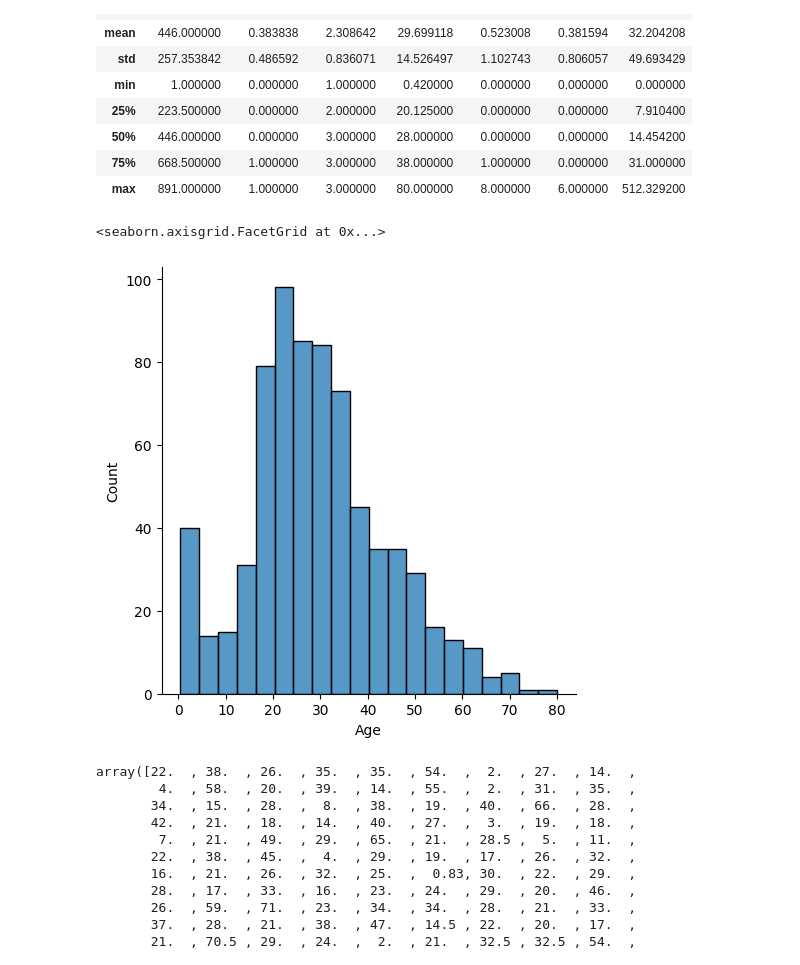
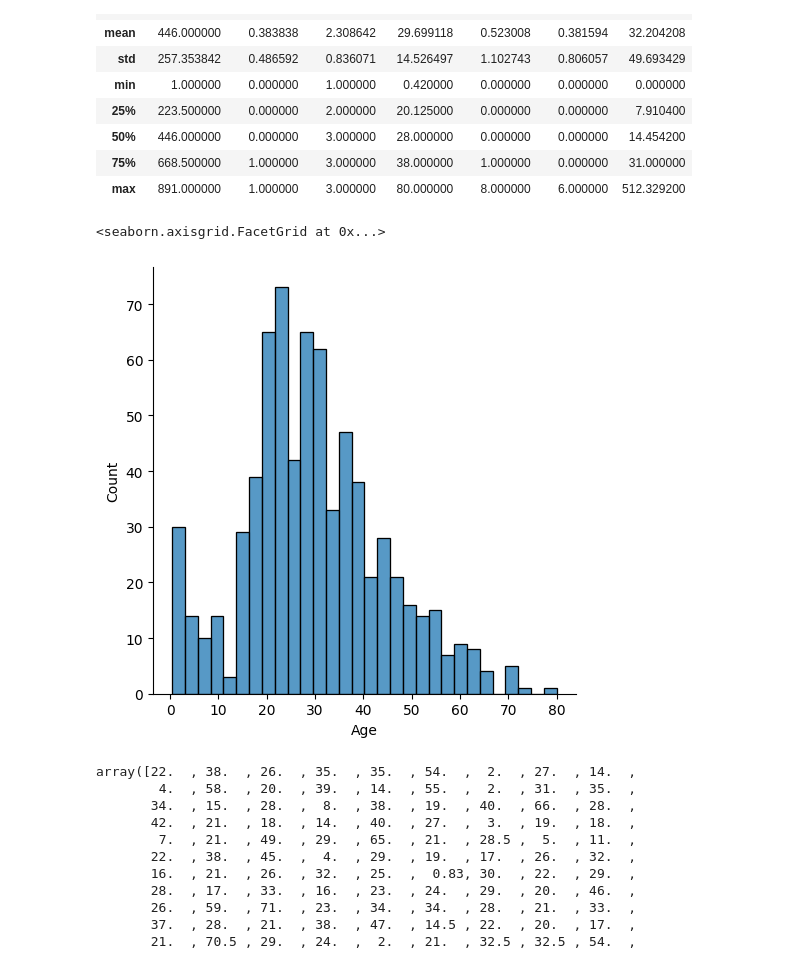
Before and after one commit to Leywa-git/Start_UP_IT_PDS2, a Jupyter notebook: Lesson_44/dz_44.ipynb, the cells around one changed output. Saved outputs shown, nothing was run; the diff lists cells and outputs as text; code cells hidden in the pictures.

```diff
--- a/Lesson_44/dz_44.ipynb
+++ b/Lesson_44/dz_44.ipynb
@@ -57,10 +59,10 @@ dataframe.describe()
 | 75% | 668.500000 | 1.000000 | 3.000000 | 38.000000 | 1.000000 | 0.000000 | 31.000000 |
 | max | 891.000000 | 1.000000 | 3.000000 | 80.000000 | 8.000000 | 6.000000 | 512.329200 |
 # %%
-sb.displot(data=dataframe, x="Age", kind="hist", bins = 20, aspect = 1)
+sb.displot(data=dataframe, x="Age", kind="hist", bins = 30, aspect = 1)
 # %% [output]
 <seaborn.axisgrid.FacetGrid at 0x...>
-[figure, old version]
+[figure, new version]
 # %%
 Y = dataframe["Age"].dropna()
 X = Y.values
```
Also changed, not shown: parts of 20 cells of this notebook.
